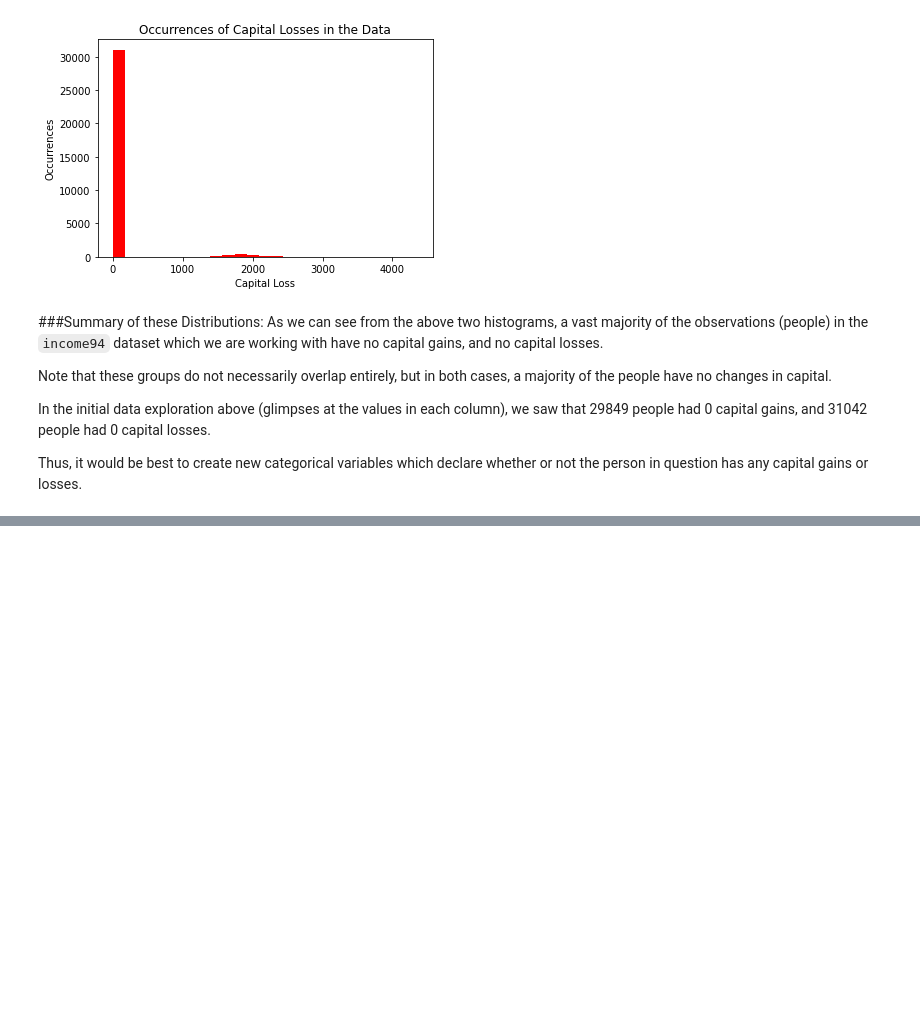
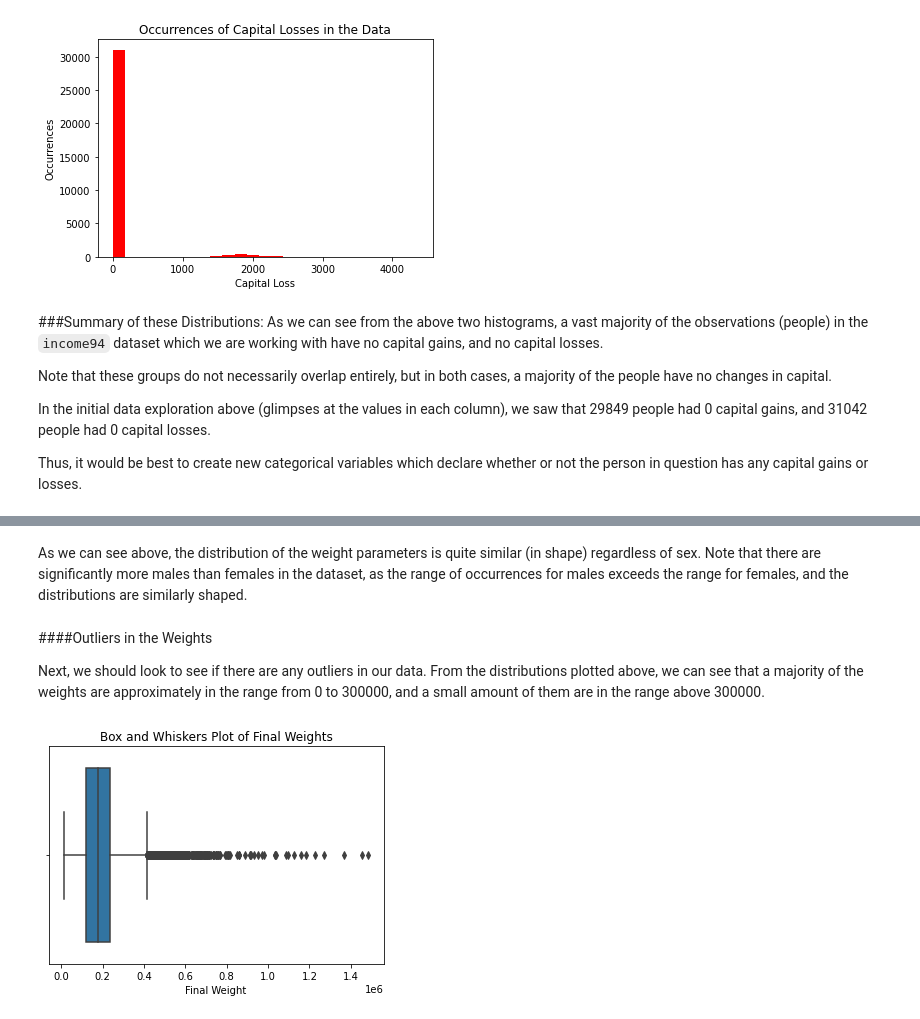
Before and after one commit to hotz1/JSC270_Assg2, a Jupyter notebook: JSC270_Assignment2.ipynb, the cells around one changed output, grey strips where cells are left out. Cells and saved outputs as stored; diff of their text form; code cells hidden in the pictures; blank space fills up the shorter version.

```diff
--- a/JSC270_Assignment2.ipynb
+++ b/JSC270_Assignment2.ipynb
@@ -154,0 +225,13 @@ Name: has_capital_losses, dtype: int64
+# %% [markdown]
+As we can see above, the distribution of the weight parameters is quite similar (in shape) regardless of sex. Note that there are significantly more males than females in the dataset, as the range of occurrences for males exceeds the range for females, and the distributions are similarly shaped.
+# %% [markdown]
+####Outliers in the Weights
+
+Next, we should look to see if there are any outliers in our data. From the distributions plotted above, we can see that a majority of the weights are approximately in the range from 0 to 300000, and a small amount of them are in the range above 300000.
+# %%
+sns.boxplot(x = 'fnlwgt', data = income94)
+plt.xlabel('Final Weight')
+plt.title('Box and Whiskers Plot of Final Weights')
+plt.show()
+# %% [output]
+[figure, added]
```
Also changed, not shown: parts of 17 cells of this notebook.
